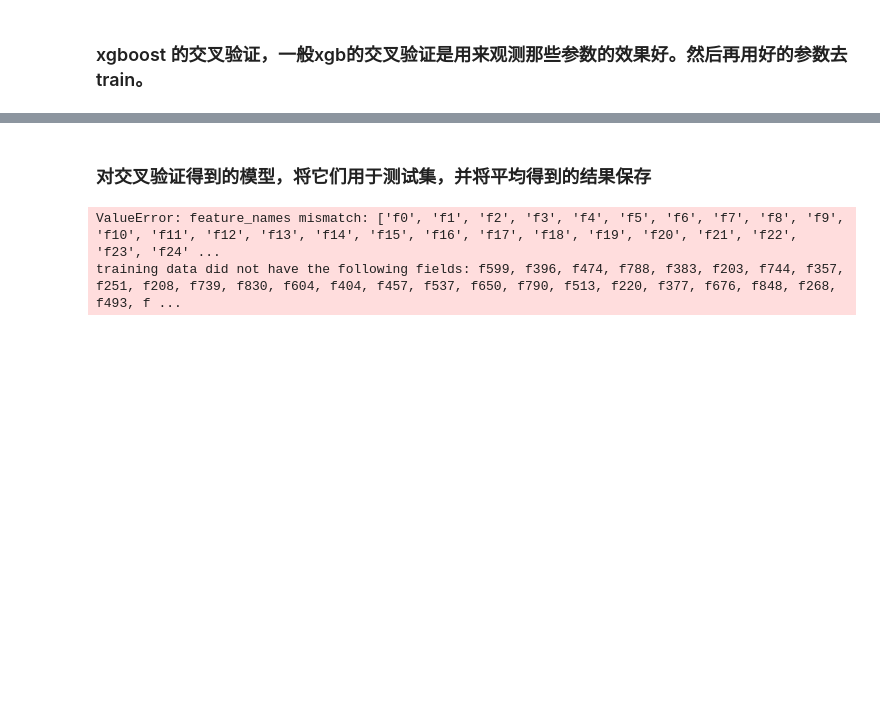
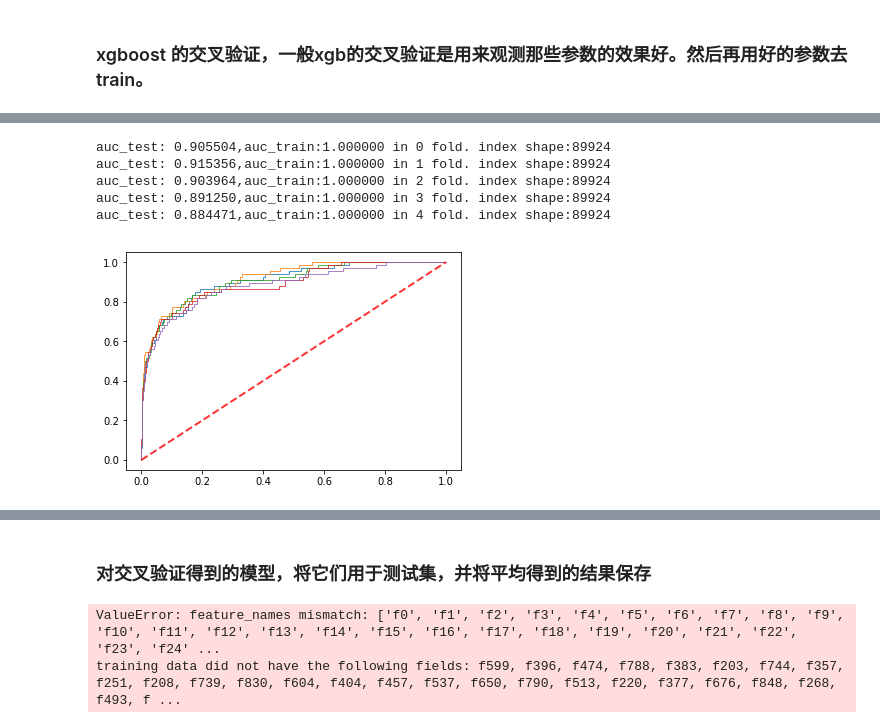
Before and after one commit to Liwb5/angelAndDemon, a Jupyter notebook: trainModel.ipynb, the cells around one changed output, grey strips where cells are left out. Saved outputs shown, nothing was run; the diff lists cells and outputs as text; code cells hidden in the pictures; blank space fills up the shorter version.

```diff
--- a/trainModel.ipynb
+++ b/trainModel.ipynb
@@ -142,0 +204,35 @@ auc_test: 0.884229,auc_train:1.000000 in 4 fold. index shape:89924
+# %%
+xgb_model_cv1 = xgb.XGBClassifier(booster='gbtree',
+                              silent=False,
+                              #n_jobs=5, #不设置的话，自动获得最大线程数
+                              #以上为general params
+
+                              learning_rate = 0.1,#在xgboost的package中等价于eta参数
+                              min_child_weight = 2, #控制过拟合，越大越不会过拟合
+
+                              max_depth=100, #控制过拟合，越小越不会过拟合
+                              max_delta_step = 1, #数据不均衡的时候可以用
+                              gamma = 0,         #模型在默认情况下，对于一个节点的划分
+                                                 #只有在其loss function 得到结果大于0的情况下才进行，
+                                                 #而gamma 给定了所需的最低loss function的值.
+                                                 #所以gamma越大越保守（conservation）
+                              subsample = 0.8,    #太大会过拟合，太小会欠拟合
+                              colsample_bytree=0.8, #
+                              reg_lambda = 100, #L2正则化的权重参数,给linear模型用的。gbtree不用
+                              reg_alpha = 0, #L1正则化的权重参数,给linear模型用的。gbtree不用
+                              scale_pos_weight=340,
+                              #以上是booster的参数
+
+
+                              random_state = 0,
+                              n_estimators = 200)#树的棵树
+
+
+xgbModels1 = xgboost_cv(X, y, xgb_model_cv1, 5)
+# %% [output]
+auc_test: 0.905504,auc_train:1.000000 in 0 fold. index shape:89924
+auc_test: 0.915356,auc_train:1.000000 in 1 fold. index shape:89924
+auc_test: 0.903964,auc_train:1.000000 in 2 fold. index shape:89924
+auc_test: 0.891250,auc_train:1.000000 in 3 fold. index shape:89924
+auc_test: 0.884471,auc_train:1.000000 in 4 fold. index shape:89924
+[figure, added]
```
Also changed, not shown: parts of 12 cells of this notebook, 4 other files.
